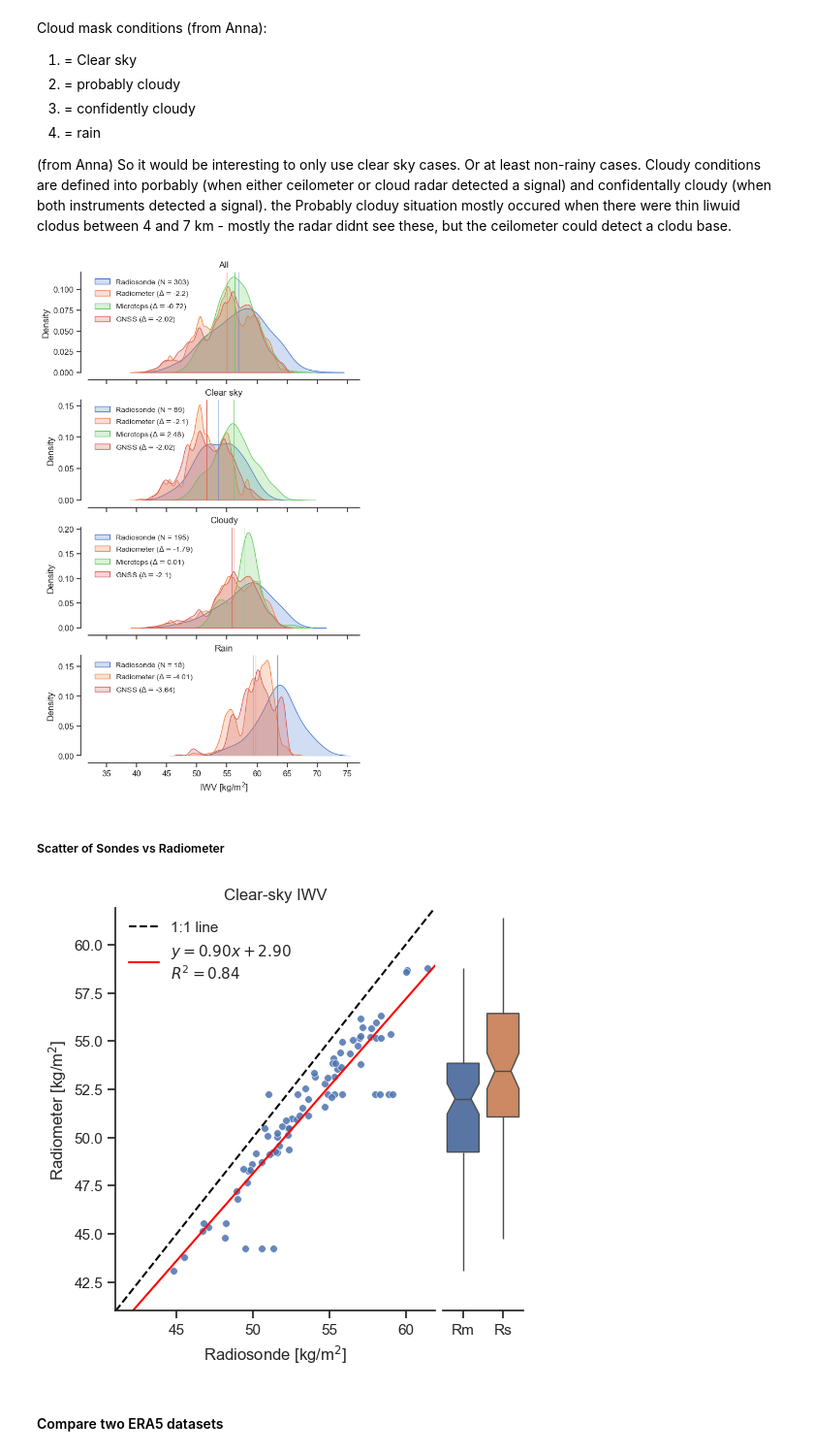
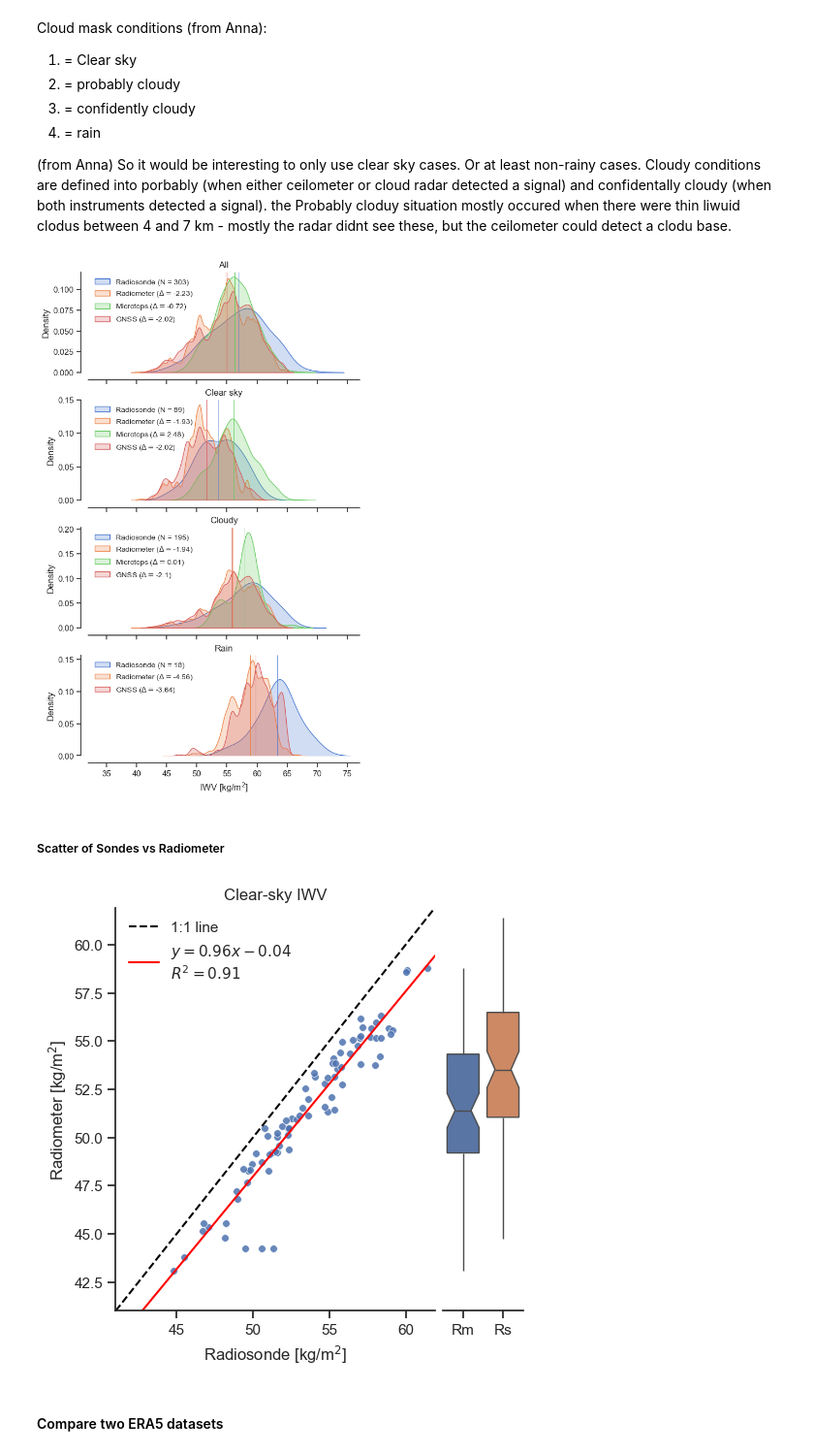
Before and after one commit to allison-wing/piccolo-data-ruppert, a Jupyter notebook: bowtie_sonde_comparison.ipynb, the cells around one changed output. Shown at 97% size. Drawn from its saved outputs; the diff is of its cells as text; code cells hidden in the pictures.

```diff
--- a/bowtie_sonde_comparison.ipynb
+++ b/bowtie_sonde_comparison.ipynb
@@ -23,12 +23,19 @@ warnings.filterwarnings('ignore')
 #### Data from IPFS server
 # %%
 # Radiometer data
-path = "METEOR/HATPRO-single.zarr"
-var = "iwv"
-cwv_rdm, times_rdm = get_ipfs_data(path, var)
-var = "iwv_quality_flag"
-cwv_qflag, times_rdm = get_ipfs_data(path, var)
-cwv_rdm[np.where(cwv_qflag != 0)] = np.nan
+cwv_rdm = []
+times_rdm = []
+for ipart in ['part1', 'part2']:
+    path = 'METEOR/HATPRO/hatpro_single_'+ipart+'.zarr'
+    var = "iwv"
+    icwv_rdm, itimes_rdm = get_ipfs_data(path, var)
+    var = "iwv_quality_flag"
+    cwv_qflag, itimes_rdm = get_ipfs_data(path, var)
+    icwv_rdm[np.where(cwv_qflag != 0)] = np.nan
+    cwv_rdm.append(icwv_rdm)
+    times_rdm.append(itimes_rdm)
+cwv_rdm = np.concatenate(cwv_rdm)
+times_rdm = np.concatenate(times_rdm)
 
 # GPS water vapor
 path = "METEOR/GNSS_IWV.zarr"
@@ -709,7 +716,7 @@ legends = [
 
 plot_cwv_kde_cm(legends, cwvs_nested, cm_tags)
 # %% [output]
-[figure, old version]
+[figure, new version]
 # %% [markdown]
 ##### Scatter of Sondes vs Radiometer
 # %%
@@ -739,15 +746,15 @@ def plot_scatter_cwv_meteor_vs_rdm(cwv_meteor, cwv_rdm):
     slope, intercept, r_value, p_value, std_err = linregress(cwv_meteor, cwv_rdm)
     x_fit = np.linspace(min_val, max_val, 100)
     y_fit = slope * x_fit + intercept
-    axs[0].plot(x_fit, y_fit, color='red', label='$y = {:.2f}x + {:.2f}$\n$R^2 = {:.2f}$'.format(slope, intercept, r_value**2))
+    axs[0].plot(x_fit, y_fit, color='red', label='$y = {:.2f}x - {:.2f}$\n$R^2 = {:.2f}$'.format(slope, -1*intercept, r_value**2))
     # Add a legend
     axs[0].legend(frameon=False)
     # sns.despine(offset=10, ax=ax) # Remove top and right spines
 
     # Add second panel with boxplots of both variables
     sns.boxplot(data=[cwv_rdm, cwv_meteor], ax=axs[1], showcaps=False,
-                notch=True)#, meanprops={"marker":"o", "markerfacecolor":"white",
-                        #    "markeredgecolor":"black", "markersize":"6"},)
+                notch=True, meanprops={"marker":"o", "markerfacecolor":"white",
+                           "markeredgecolor":"black", "markersize":"6"},)
     # Remove y-axis from the second panel
     sns.despine(ax=axs[1], left=True)
     axs[1].set(yticklabels=[])
@@ -755,36 +762,36 @@ def plot_scatter_cwv_meteor_vs_rdm(cwv_meteor, cwv_rdm):
     # Replace labels
     axs[1].set_xticklabels(['Rm', 'Rs'])
 
     plt.show()
     # Save figure
     fig.savefig('cwv_meteor_vs_rdm.png', dpi=300, bbox_inches='tight')
     plt.close()
     return None
 
 # Interpolates the cloud mask to match the times of the input soundings.
 def interpolate_nearest(times_in, times_out, var):
     var_interp = np.full(len(times_out), np.nan)
     for itime in range(len(times_out)):
         time_diff = np.abs(times_in.astype('datetime64[ns]') - times_out[itime].astype('datetime64[ns]'))
         closest_index = np.argmin(time_diff)
         var_interp[itime] = var[closest_index]
     return var_interp
 
 i_cloud_mask = 1
 cwv_meteor_cs = cwv_meteor_select[t_ind_snd][np.where(cm_meteor[t_ind_snd] == i_cloud_mask)]
 
 # Use nearest-neighbor interpolation to match the times of the radiometer data to the soundings
 cwv_rdm_cs = cwv_rdm[t_ind_rdm][np.where(cm_rdm[t_ind_rdm] == i_cloud_mask)]
-times_interp = snd_meteor['times'][t_ind_snd][np.where(cm_meteor[t_ind_snd] == i_cloud_mask)]
+times_snd_interp = snd_meteor['times'][t_ind_snd][np.where(cm_meteor[t_ind_snd] == i_cloud_mask)]
 times_rdm_interp = times_rdm[t_ind_rdm][np.where(cm_rdm[t_ind_rdm] == i_cloud_mask)]
-cwv_rdm_cs_meteortimes = interpolate_nearest(times_rdm_interp, times_interp, cwv_rdm_cs)
+cwv_rdm_cs_meteortimes = interpolate_nearest(times_rdm_interp, times_snd_interp, cwv_rdm_cs)
 
 # Find mutually finite indices
 ind_finite = np.isfinite(cwv_meteor_cs*cwv_rdm_cs_meteortimes)
 
 plot_scatter_cwv_meteor_vs_rdm(cwv_meteor_cs[ind_finite].filled(), cwv_rdm_cs_meteortimes[ind_finite])
 # %% [output]
-[figure, old version]
+[figure, new version]
 # %% [markdown]
 #### Compare two ERA5 datasets
 # %%
```
Also changed, not shown: parts of 10 cells of this notebook, 4 other files.
